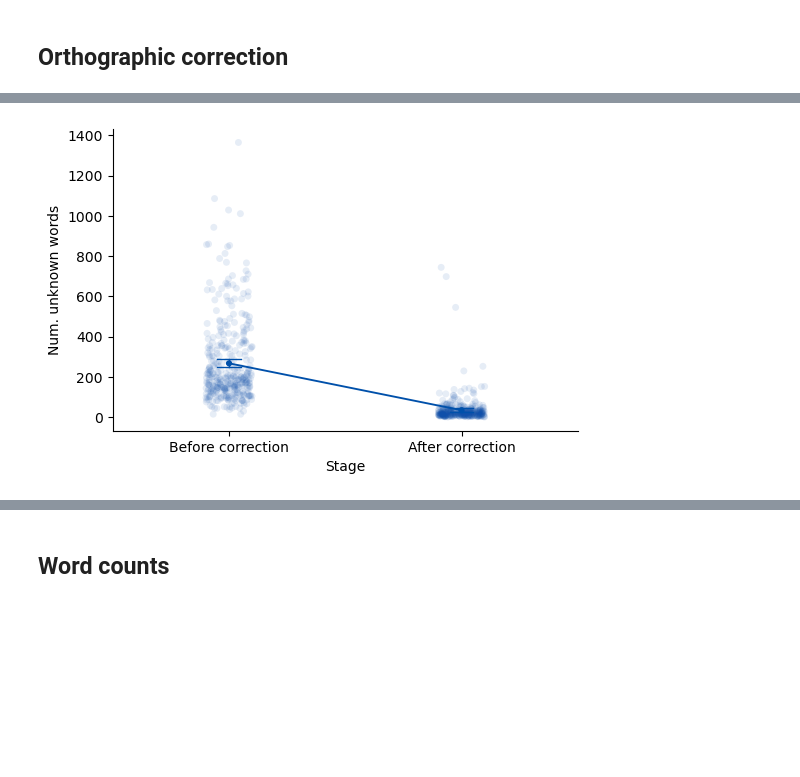
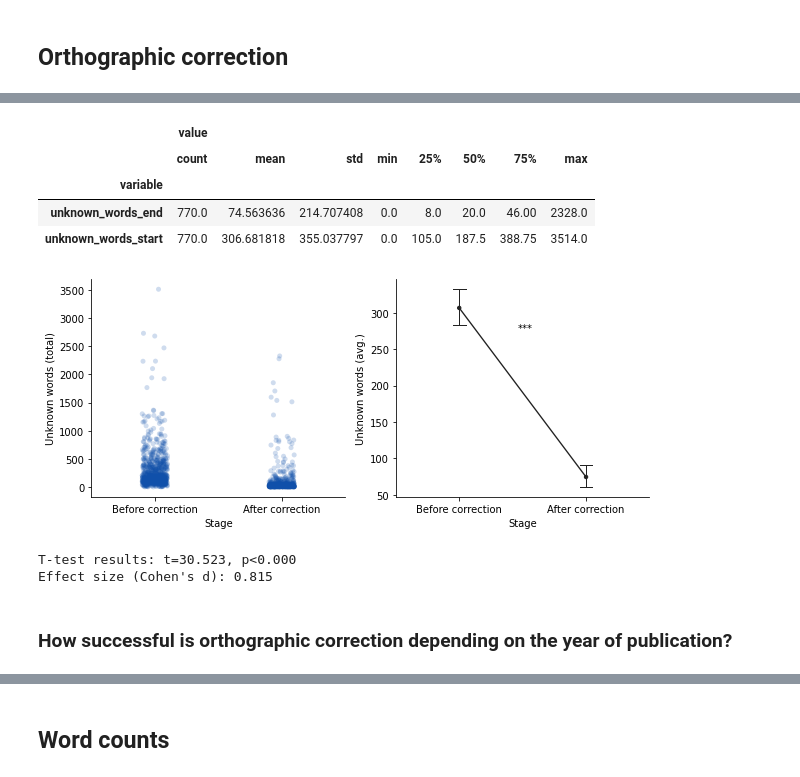
Before and after one commit to juanrloaiza/latinamerican-philosophy-mining, a Jupyter notebook: notebooks/5-Plots.ipynb, the cells around one changed output, grey strips where cells are left out. Cells and saved outputs as stored; diff of their text form; code cells hidden in the pictures; blank space fills up the shorter version.

```diff
--- a/notebooks/5-Plots.ipynb
+++ b/notebooks/5-Plots.ipynb
@@ -15,0 +23,8 @@ Loading corpus. Num. of articles: 771
+# %%
+data = []
+for article in corpus.load_documents_from_registry(only_articles=False):
+    data.append(article.__dict__)
+
+df = pd.DataFrame(data)
+df = df[['id', 'format', 'lang', 'date', 'type', 'clean_text', 'bag_of_words', 'unknown_words_start', 'unknown_words_end']]
+df['date'] = df['date'].apply(lambda x: int(x[:4]))
@@ -52,11 +74,27 @@ df.describe()
+# %%
+correction_df = df[['unknown_words_start', 'unknown_words_end']].melt()
+correction_df.groupby('variable').describe()
+# %% [output]
+|  | value |  |  |  |  |  |  |  |
+|  | count | mean | std | min | 25% | 50% | 75% | max |
+| variable |  |  |  |  |  |  |  |  |
+| unknown_words_end | 770.0 | 74.563636 | 214.707408 | 0.0 | 8.0 | 20.0 | 46.00 | 2328.0 |
+| unknown_words_start | 770.0 | 306.681818 | 355.037797 | 0.0 | 105.0 | 187.5 | 388.75 | 3514.0 |
 # %%
-sns.stripplot(data = df.melt(), x = 'variable', y = 'value', alpha = 0.1, color="#1050aa", zorder=0)
-sns.pointplot(data = df.melt(), x = 'variable', y = 'value', color="#0050aa", scale=0.5, zorder=1, errwidth=1, capsize=0.1)
+fig, axs = plt.subplots(1, 2)
 
-plt.ylabel('Num. unknown words')
-ticks, labels = plt.xticks()
-_ = plt.xticks(ticks, labels = ["Before correction", "After correction"])
-plt.xlabel("Stage")
+fig.set_figwidth(10)
+
+sns.stripplot(data = correction_df, x = 'variable', y = 'value', alpha = 0.2, color="#1050aa", ax=axs[0])
+axs[0].set_ylabel('Unknown words (total)')
+
+sns.pointplot(data = correction_df, x = 'variable', y = 'value', color="#222", scale=0.5, errwidth=1, capsize=0.1)
+axs[1].set_ylabel('Unknown words (avg.)')
+axs[1].text(0.46, 275, "***")
+
+for ax in axs:
+    ax.set_xticklabels(["Before correction", "After correction"])
+    ax.set_xlabel('Stage')
 sns.despine()
 # %% [output]
-[figure, old version]
+[figure, new version]
@@ -62,0 +103,13 @@ sns.despine()
+# %%
+orthographic_df = df[['unknown_words_start', 'unknown_words_end']].dropna()
+
+stat, pvalue = ttest_rel(orthographic_df['unknown_words_start'], orthographic_df['unknown_words_end'], alternative='greater')
+d = (orthographic_df['unknown_words_start'].mean() - orthographic_df['unknown_words_end'].mean()) / np.mean([orthographic_df['unknown_words_start'].std(), orthographic_df['unknown_words_end'].std()])
+
+print(f"T-test results: t={stat:.3f}, p<{pvalue:.3f}")
+print(f"Effect size (Cohen's d): {d:.3f}")
+# %% [output]
+T-test results: t=30.523, p<0.000
+Effect size (Cohen's d): 0.815
+# %% [markdown]
+### How successful is orthographic correction depending on the year of publication?
```
Also changed, not shown: parts of 26 cells of this notebook, 3 other files.
